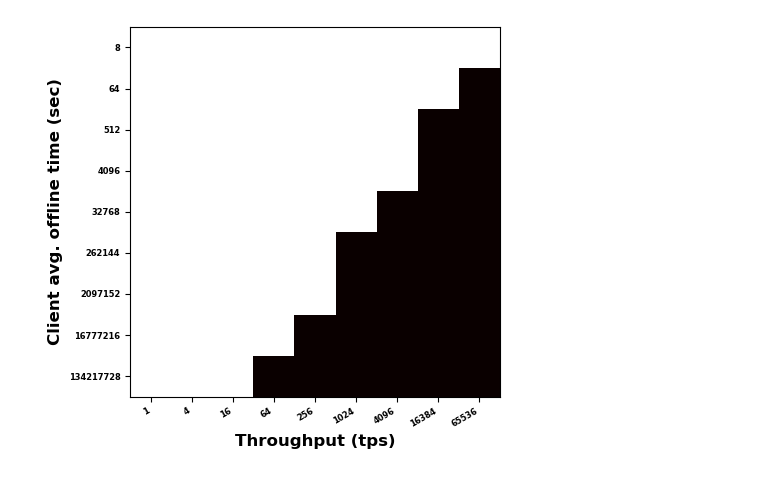
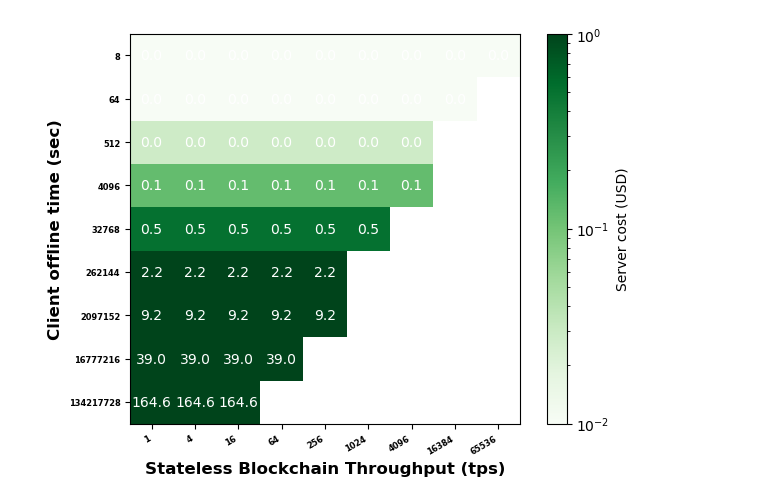
Before and after one commit to 0xSooki/privately-delegatable-accumulator-proofs, a Jupyter notebook: figures/case_study.ipynb, the cells around one changed output. Saved outputs shown, nothing was run; the diff lists cells and outputs as text; code cells hidden in the pictures.

Commit message:
Stateless Blockchain Case Study in progress

```diff
--- a/figures/case_study.ipynb
+++ b/figures/case_study.ipynb
@@ -19,3 +21,16 @@ slope = -0.9550
 ## To ease calculations let's just compute with the average of this distribution
 average_coin_age_days = 300 ## in days (this is a rough estimation given the empirical data above)
 average_coin_age_seconds = 25920000 ## in seconds
+miliSecondsInHour = 3600000
+hoursInMonth = 731
+# %%
+tx3_large_cost_per_hour = 0.208  # in USD, from https://calculator.aws/#/createCalculator/ec2-enhancement on 2026-04-09
+# %%
+bilinear_running_times = [1.593770,3.538859,9.606699,	26.058632,	65.352250,	131.966387,	274.302579,	790.240733]
+y = [math.log2(i) for i in bilinear_running_times]
+x = [i+3 for i in range(len(y))]
+print(x)
+print(y)
+## Linear regression results on the data above (R^2=0.9990)
+intercept_runtimes = -2.4808
+slope_runtimes = 1.0367
@@ -22,10 +44,14 @@ average_coin_age_seconds = 25920000 ## in seconds
 # %%
 ## Bilinear membership proof-delegation
+noOfThreads = 8 ## number of threads at the AWS server machine
 crs_length = 2**28 ## currently, this is the largest Powers-of-tau trusted setup that one could use in an application without relying on an entirely new trusted setup ceremony
-possible_scenarios = np.zeros((len(tps),len(offline_time)))
+bilinear_upd_cost = np.zeros((len(tps),len(offline_time)))
 for i in range(0,len(tps)):
     for j in range(0,len(offline_time)):
-        if tps[i]*offline_time[j]<crs_length:
-            possible_scenarios[i,j]=1
-possible_scenarios
+        if tps[i]*offline_time[j]<crs_length: ##otherwise, it would not even be possible to do the membership proof update
+            necessaryUpdatesPerCoin = average_coin_age_seconds*tps[i]
+            updates_per_threads = (tps[i]*(slope_runtimes*(math.log2(necessaryUpdatesPerCoin))+intercept_runtimes))/noOfThreads
+            upd_cost_per_hour = updates_per_threads/miliSecondsInHour ## the workload can be done in parallel
+            bilinear_upd_cost[i,j]=(upd_cost_per_hour*tx3_large_cost_per_hour*hoursInMonth*12) ## let's assume the server is running for 1 year=12 months
+bilinear_upd_cost
 # %% [output]
@@ -41,11 +75,22 @@ array([[1., 1., 1., 1., 1., 1., 1., 1., 1.],
 # %%
-plt.imshow(possible_scenarios, cmap='hot', interpolation='nearest')
-plt.xlabel('Throughput (tps)', fontweight='bold', color = 'black', fontsize='12', horizontalalignment='center')
+fig, ax = plt.subplots()
+
+im = ax.imshow(bilinear_upd_cost, cmap='Greens', interpolation='nearest',norm=LogNorm(vmin=0.01, vmax=1))
+plt.xlabel('Stateless Blockchain Throughput (tps)', fontweight='bold', color = 'black', fontsize='12', horizontalalignment='center')
 plt.xticks(range(0,len(tps)), tps, color='black', rotation=30, fontweight='bold', fontsize='6', horizontalalignment='right')
-plt.ylabel('Client avg. offline time (sec)', fontweight='bold', color = 'black', fontsize='12', horizontalalignment='center')
+plt.ylabel('Client offline time (sec)', fontweight='bold', color = 'black', fontsize='12', horizontalalignment='center')
 plt.yticks(range(0,len(offline_time)), offline_time, color='black', fontweight='bold', fontsize='6', horizontalalignment='right')
+
+# Loop over data dimensions and create text annotations.
+for i in range(len(tps)):
+    for j in range(len(offline_time)):
+        text = ax.text(j, i, round(bilinear_upd_cost[i, j],1),
+                       ha="center", va="center", color="w")
+
+plt.colorbar(im,label="Server cost (USD)")
+fig.tight_layout()
 plt.show()
 # %% [output]
-[figure, old version]
+[figure, new version]
 # %%
 ## RSA membership proof-delegation
```
Also changed, not shown: parts of 4 cells of this notebook.
